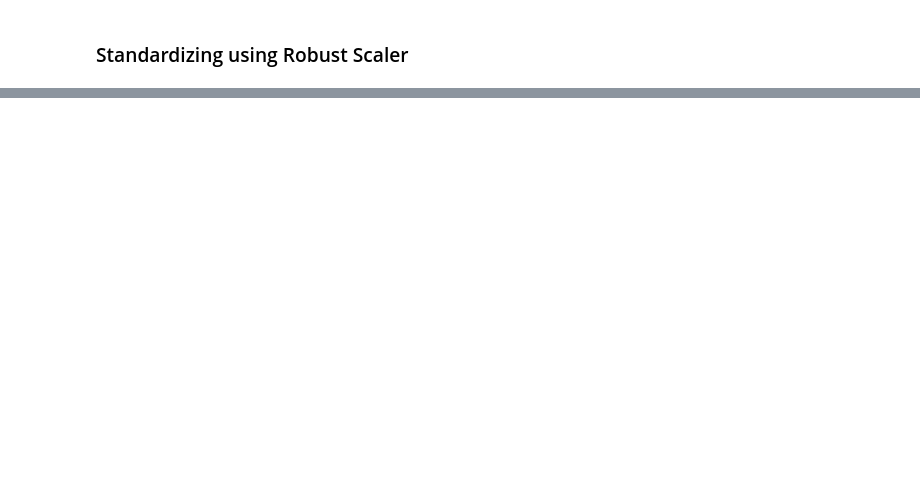
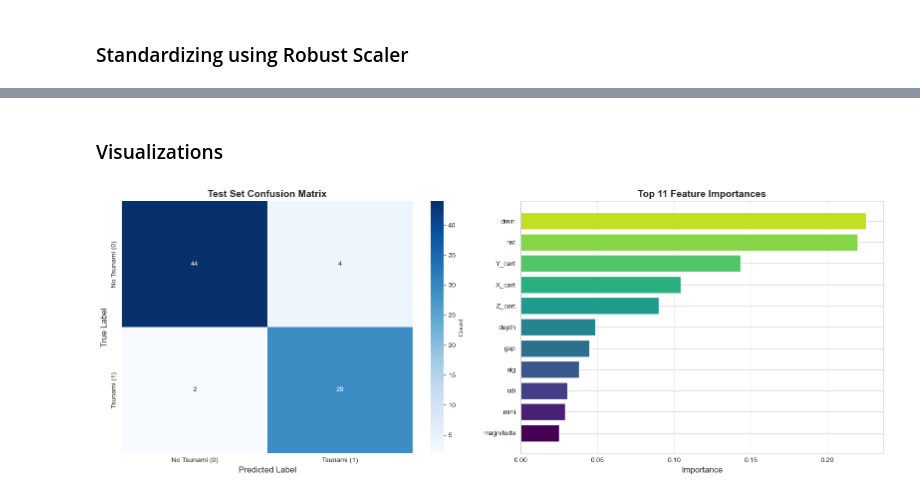
Before and after one commit to joestrada1022/DataMiningFinalProject-TsunamiPrediction, a Jupyter notebook: tsunami.ipynb, the cells around one changed output, grey strips where cells are left out. Cells and saved outputs as stored; diff of their text form; code cells hidden in the pictures; blank space fills up the shorter version.

Commit message:
added training and matrixes

```diff
--- a/tsunami.ipynb
+++ b/tsunami.ipynb
@@ -111,0 +204,45 @@ plt.show()
+# %% [markdown]
+### Visualizations
+# %%
+import matplotlib.pyplot as plt
+import seaborn as sns
+from matplotlib import cm
+
+# Set style for better-looking plots
+sns.set_style("whitegrid")
+
+fig, axes = plt.subplots(1, 2, figsize=(16, 6))
+
+# 1. Confusion Matrix Heatmap (Test Set)
+cm_test = confusion_matrix(y_test, y_test_pred)
+sns.heatmap(cm_test, annot=True, fmt='d', cmap='Blues', ax=axes[0],
+            cbar_kws={'label': 'Count'})
+axes[0].set_title('Test Set Confusion Matrix', fontsize=14, fontweight='bold')
+axes[0].set_ylabel('True Label', fontsize=12)
+axes[0].set_xlabel('Predicted Label', fontsize=12)
+axes[0].set_xticklabels(['No Tsunami (0)', 'Tsunami (1)'])
+axes[0].set_yticklabels(['No Tsunami (0)', 'Tsunami (1)'])
+
+# 2. Feature Importances Bar Chart (Top features)
+# Get actual number of features
+num_features = len(feature_names)
+top_n = min(15, num_features)  # Use min to avoid index errors
+
+indices = np.argsort(importances)[-top_n:]
+top_features = [feature_names[i] for i in indices]
+top_importances = importances[indices]
+
+# Use viridis colormap properly
+cmap = cm.get_cmap('viridis')
+colors = [cmap(i / top_n) for i in range(top_n)]
+axes[1].barh(range(top_n), top_importances, color=colors)
+axes[1].set_yticks(range(top_n))
+axes[1].set_yticklabels(top_features)
+axes[1].set_xlabel('Importance', fontsize=12)
+axes[1].set_title(f'Top {top_n} Feature Importances', fontsize=14, fontweight='bold')
+axes[1].grid(axis='x', alpha=0.3)
+
+plt.tight_layout()
+plt.show()
+# %% [output]
+[figure, added]
```
Also changed, not shown: parts of 3 cells of this notebook.
